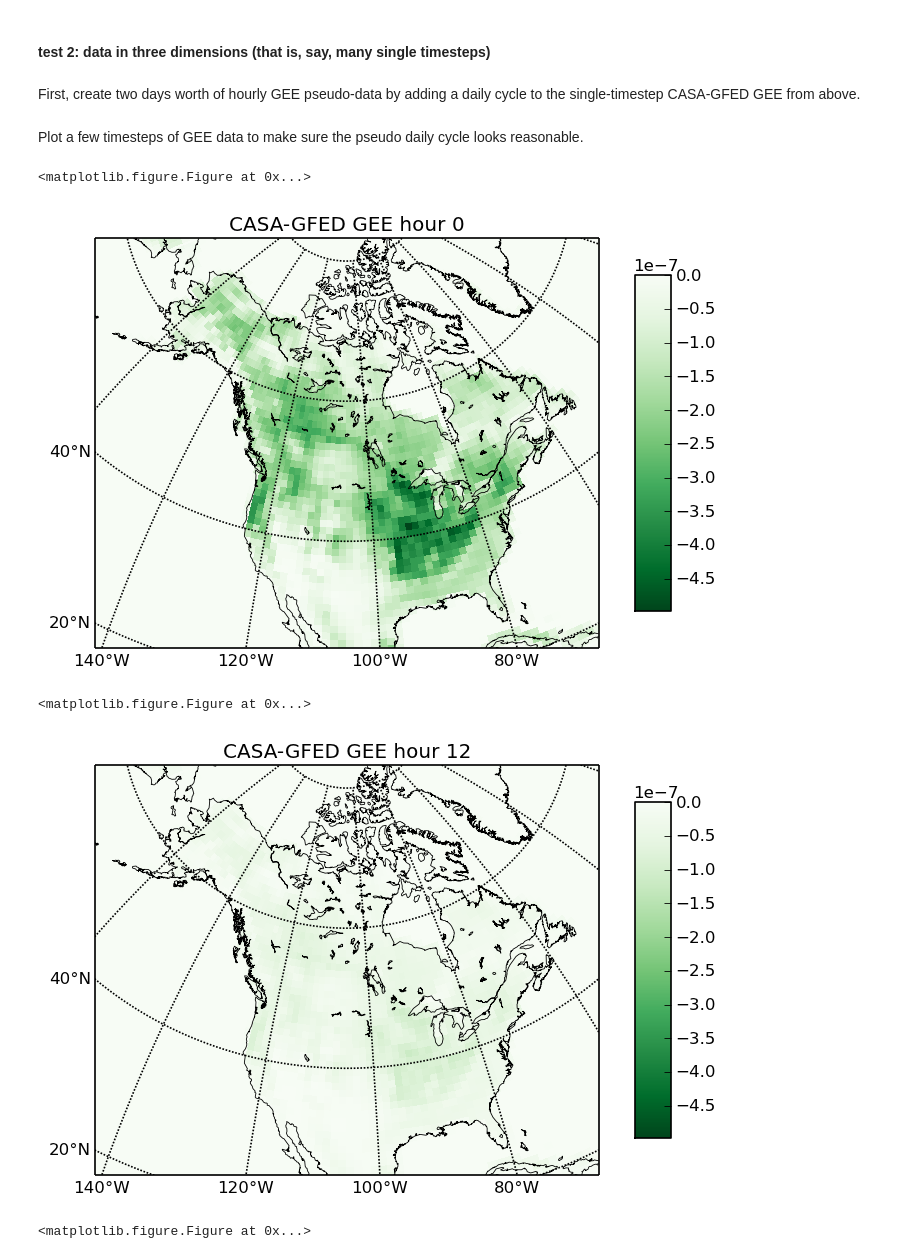
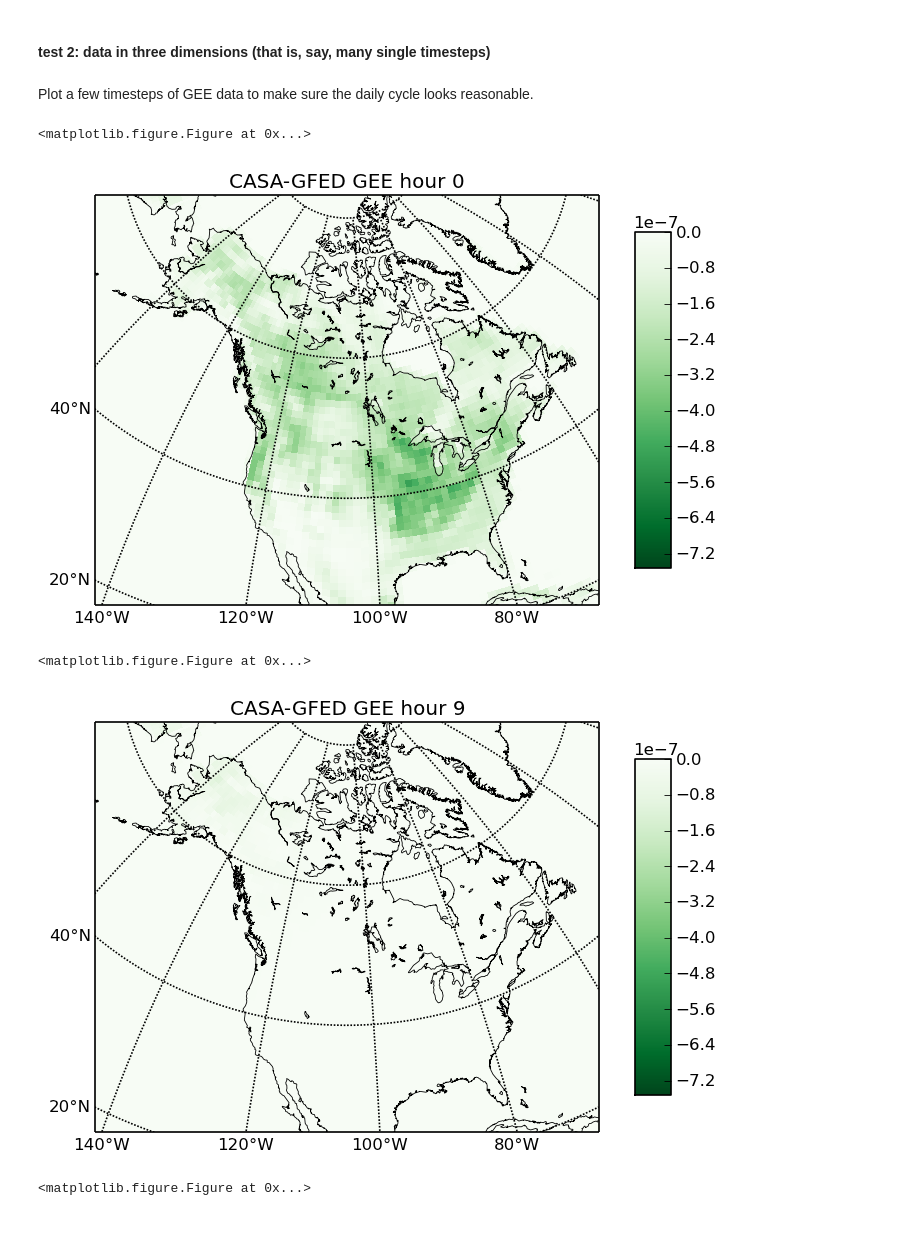
Before and after one commit to Timothy-W-Hilton/STEMPyTools, a Jupyter notebook: spherical_idw_kdtree_interp_module_demo.ipynb, the cells around one changed output. Cells and saved outputs as stored; diff of their text form; code cells hidden in the pictures; blank space fills up the shorter version.

```diff
--- a/spherical_idw_kdtree_interp_module_demo.ipynb
+++ b/spherical_idw_kdtree_interp_module_demo.ipynb
@@ -51,7 +236,7 @@ def plot_mesh(lon1, lat1, data1, title1, vmin=None, vmax=None):
 # %%
 # get CASA lat, lon, GEE
 nc = netCDF4.Dataset(os.path.join(os.getenv('HOME'),
-                                  'work/Data/CASA_GFED/CASA_GEE_slice_July2008.nc'))
+                                  'work/Data/CASA_GFED/CASA_GEE_154hrs_July2008.nc'))
 lon_casa = nc.variables['lon'][:]
 lat_casa = nc.variables['lat'][:]
 gee = nc.variables['GEE'][:].squeeze()
@@ -90,6 +275,3 @@ fig2, m2 = plot_mesh(lon_casa, lat_casa, gee,
 [figure]
 # %% [markdown]
 #### test 2: data in three dimensions (that is, say, many single timesteps)
-# %% [markdown]
-First, create two days worth of hourly GEE pseudo-data by adding a
-daily cycle to the single-timestep CASA-GFED GEE from above.
@@ -106,19 +278,19 @@ gee3d = gee * ((np.sin(f) + 1.0) / 2.0)
 # %% [markdown]
-Plot a few timesteps of GEE data to make sure the pseudo daily cycle
-looks reasonable.
+Plot a few timesteps of GEE data to make sure the daily cycle looks
+reasonable.
 # %%
-fig3, m13 = plot_mesh(lon_casa, lat_casa, gee3d[0,...],
+fig3, m13 = plot_mesh(lon_casa, lat_casa, gee[0,...],
 		    'CASA-GFED GEE hour 0',
 		    vmin=gee.min(), vmax=gee.max())
-fig4, m4 = plot_mesh(lon_casa, lat_casa, gee3d[8,...],
-		    'CASA-GFED GEE hour 12',
+fig4, m4 = plot_mesh(lon_casa, lat_casa, gee[3,...],
+		    'CASA-GFED GEE hour 9',
 		    vmin=gee.min(), vmax=gee.max())
-fig5, m5 = plot_mesh(lon_casa, lat_casa, gee3d[20,...],
-		    'CASA-GFED GEE hour 20',
+fig5, m5 = plot_mesh(lon_casa, lat_casa, gee[7,...],
+		    'CASA-GFED GEE hour 21',
 		    vmin=gee.min(), vmax=gee.max())
 # %% [output]
 <matplotlib.figure.Figure at 0x...>
-[figure, old version]
+[figure, new version]
 <matplotlib.figure.Figure at 0x...>
-[figure, old version]
+[figure, new version]
 <matplotlib.figure.Figure at 0x...>
```
Also changed, not shown: parts of 21 cells of this notebook, 1 other file.
